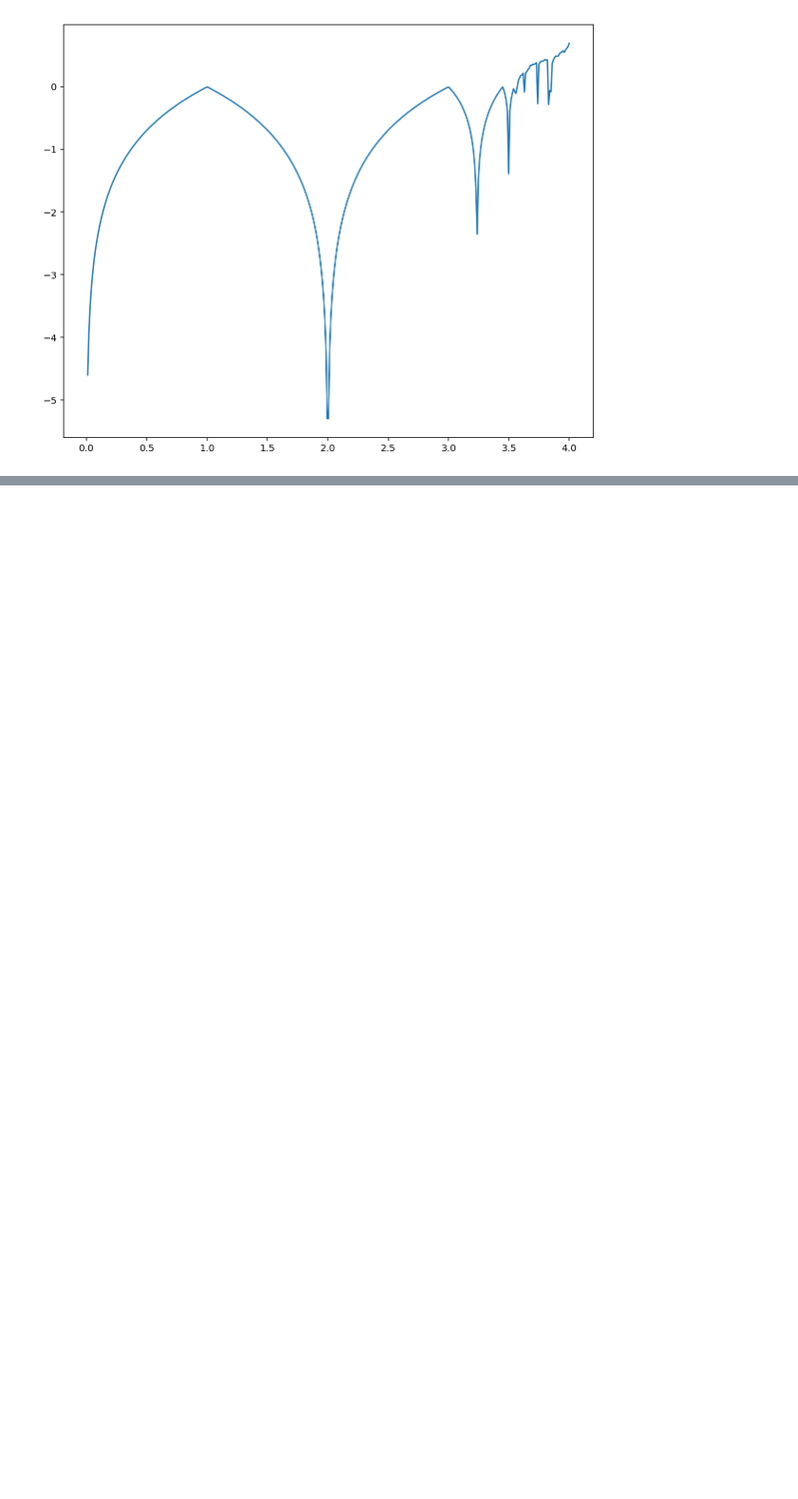
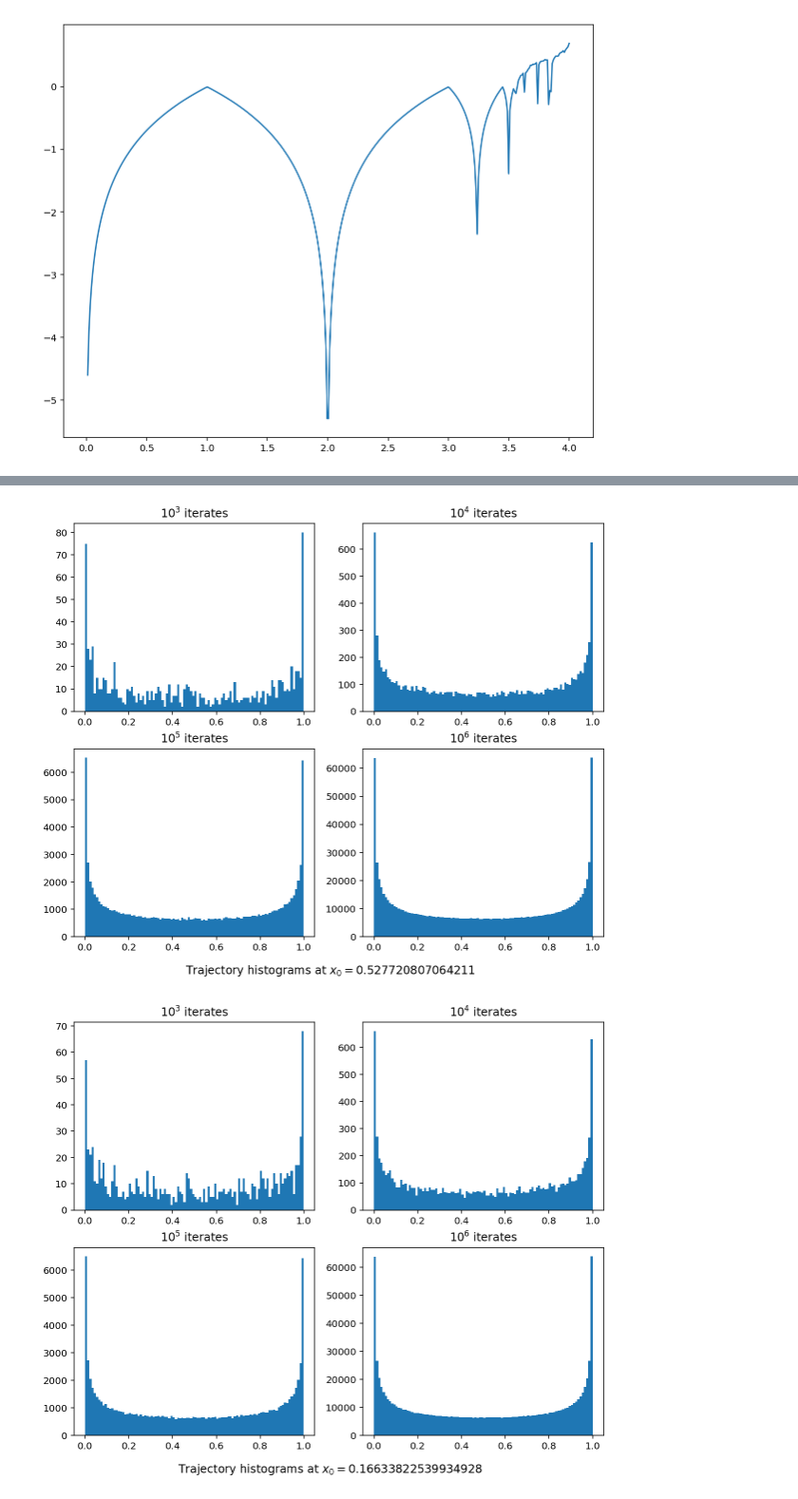
Before and after one commit to themichaelyang/dynsys, a Jupyter notebook: hw-5.ipynb, the cells around one changed output, grey strips where cells are left out. Shown at 95% size. Cells and saved outputs as stored; diff of their text form; code cells hidden in the pictures; blank space fills up the shorter version.

```diff
--- a/hw-5.ipynb
+++ b/hw-5.ipynb
@@ -141,0 +166,6 @@ problem_7(random.random())
+# %%
+problem_8(x_0=random.random())
+problem_8(x_0=random.random())
+# %% [output]
+[figure, added]
+[figure, added]
```
Also changed, not shown: parts of 2 cells of this notebook, 1 other file.
